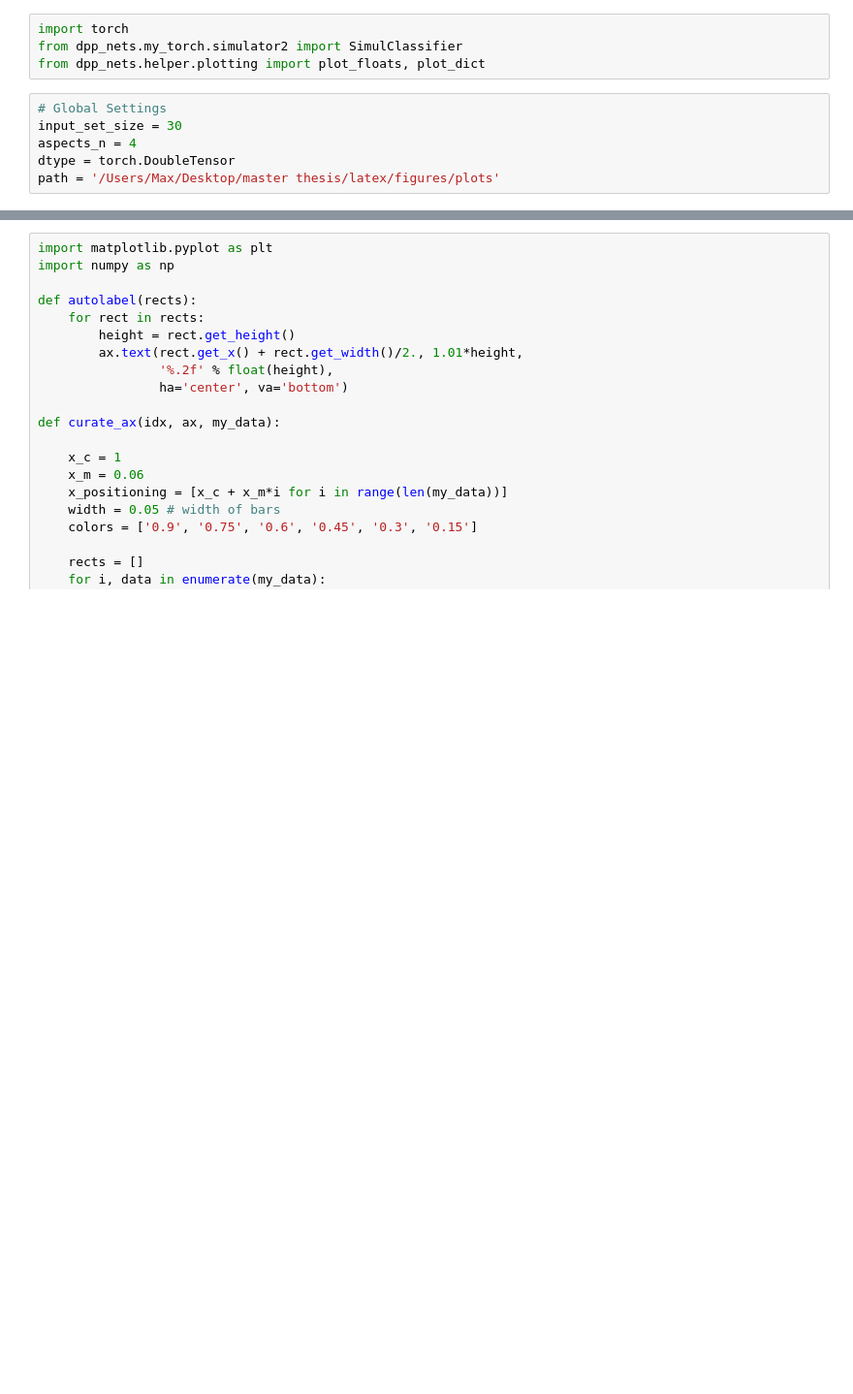
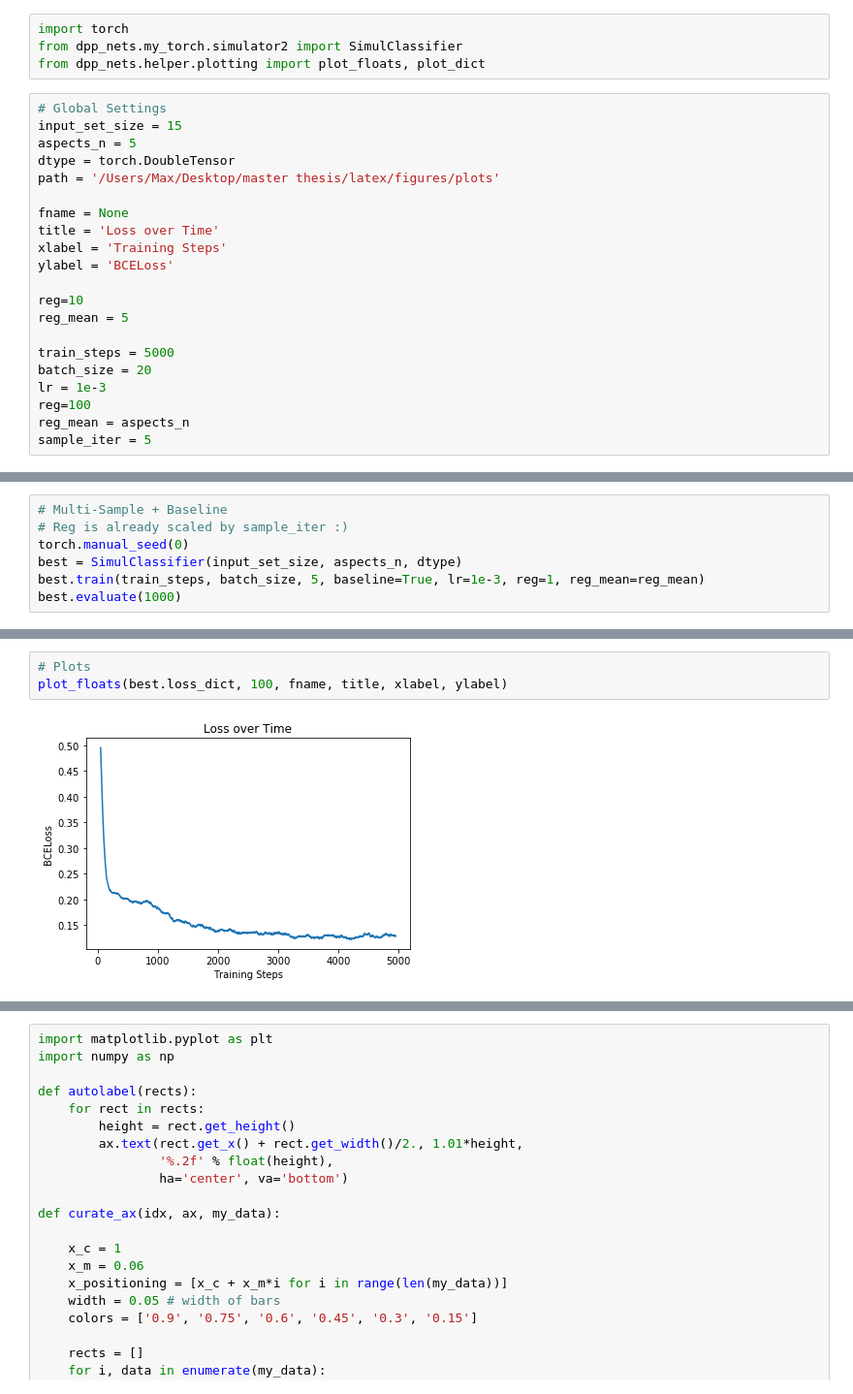
Before and after one commit to mbp28/dpp_nets, a Jupyter notebook: Classification Simulation.ipynb, the cells around one changed output, grey strips where cells are left out. Shown at 97% size. Cells and saved outputs as stored; diff of their text form; blank space fills up the shorter version.

Commit message:
update batch size

```diff
--- a/Classification Simulation.ipynb
+++ b/Classification Simulation.ipynb
@@ -4,7 +4,22 @@ from dpp_nets.my_torch.simulator2 import SimulClassifier
 from dpp_nets.helper.plotting import plot_floats, plot_dict
 # %%
 # Global Settings
-input_set_size = 30
-aspects_n = 4
+input_set_size = 15
+aspects_n = 5
 dtype = torch.DoubleTensor
 path = '/Users/Max/Desktop/master thesis/latex/figures/plots'
+
+fname = None
+title = 'Loss over Time'
+xlabel = 'Training Steps'
+ylabel = 'BCELoss'
+
+reg=10
+reg_mean = 5
+
+train_steps = 5000
+batch_size = 20
+lr = 1e-3
+reg=100
+reg_mean = aspects_n
+sample_iter = 5
@@ -42,0 +26,7 @@ plot_floats(deterministic.loss_dict, 300, fname, title, xlabel, ylabel)
+# %%
+# Multi-Sample + Baseline
+# Reg is already scaled by sample_iter :)
+torch.manual_seed(0)
+best = SimulClassifier(input_set_size, aspects_n, dtype)
+best.train(train_steps, batch_size, 5, baseline=True, lr=1e-3, reg=1, reg_mean=reg_mean)
+best.evaluate(1000)
@@ -42,0 +51,5 @@ plot_floats(deterministic.loss_dict, 300, fname, title, xlabel, ylabel)
+# %%
+# Plots
+plot_floats(best.loss_dict, 100, fname, title, xlabel, ylabel)
+# %% [output]
+[figure, added]
```
Also changed, not shown: parts of 27 cells of this notebook, 6 other files.
